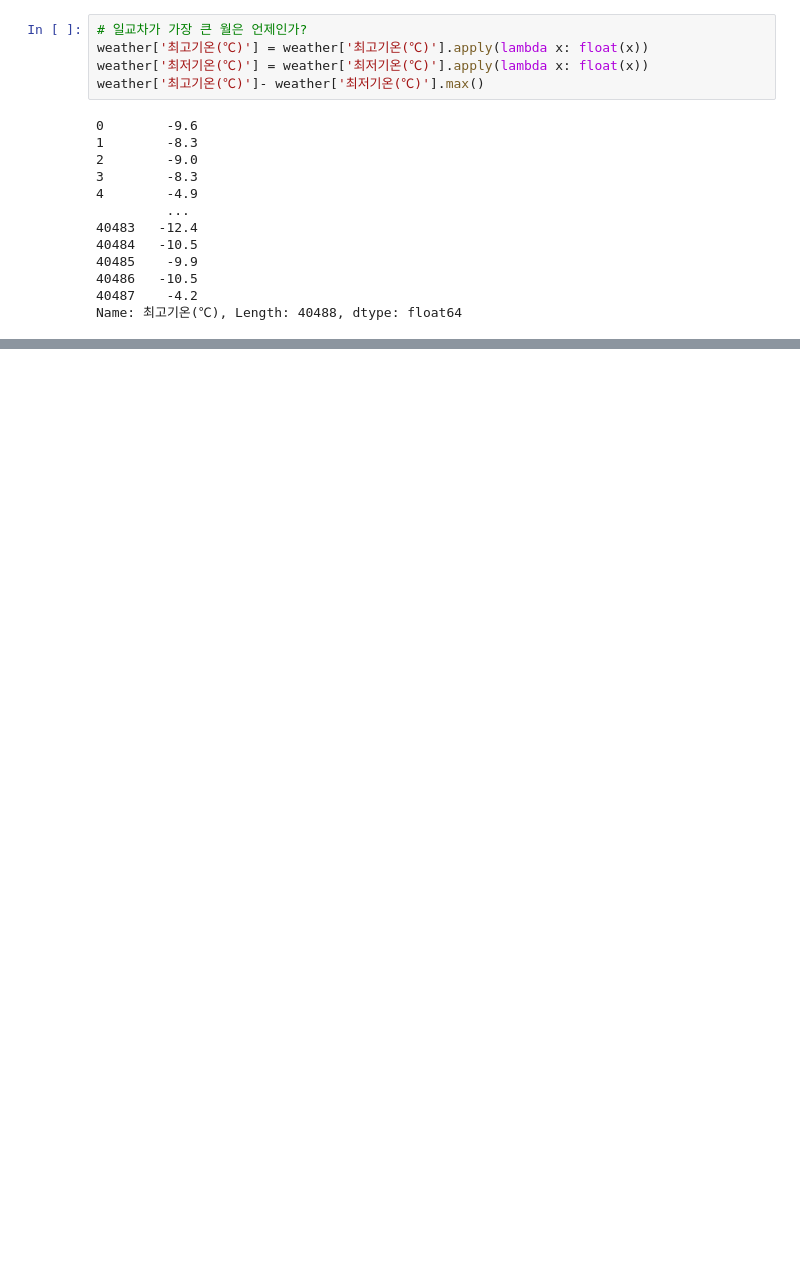
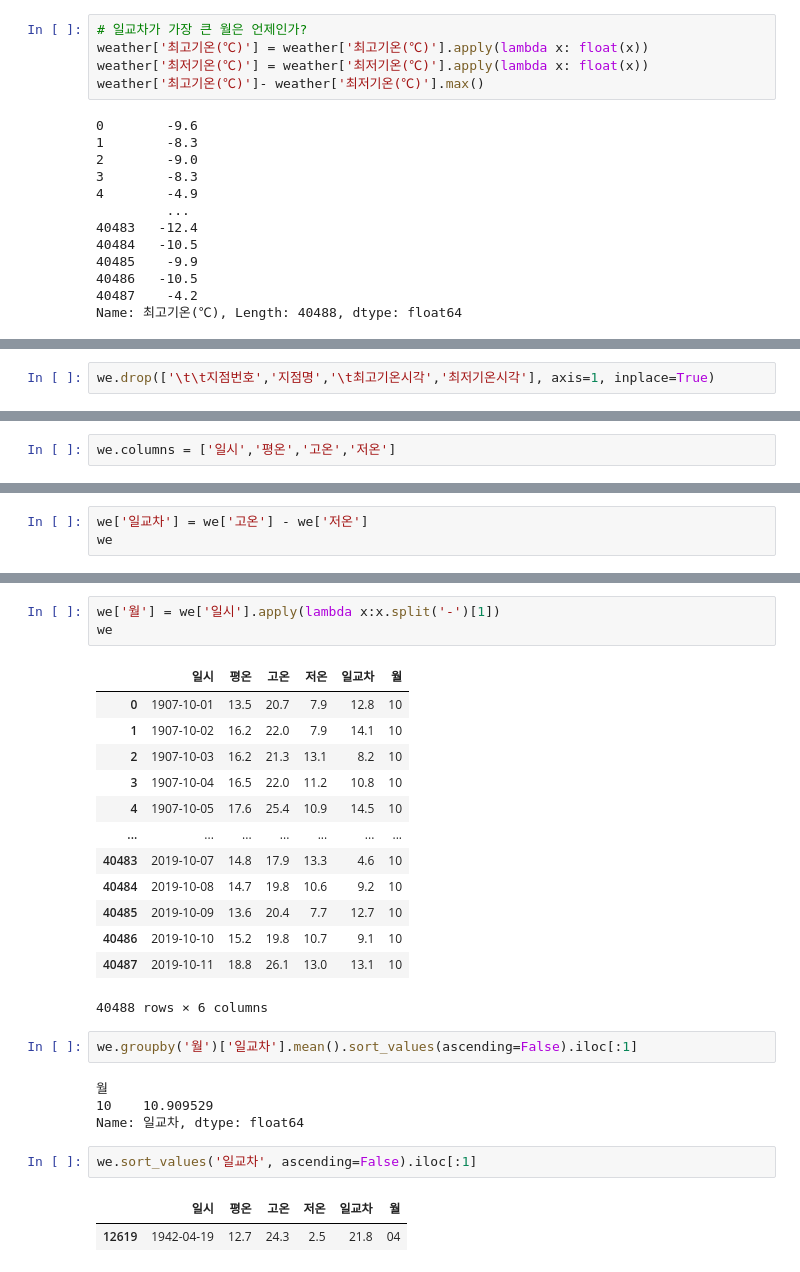
Before and after one commit to doyeon0139/JupyterNotebook, a Jupyter notebook: pandas/seoul_weather.ipynb, the cells around one changed output, grey strips where cells are left out. Saved outputs shown, nothing was run; the diff lists cells and outputs as text; blank space fills up the shorter version.

```diff
--- a/pandas/seoul_weather.ipynb
+++ b/pandas/seoul_weather.ipynb
@@ -40,2 +56,4 @@ Name: 최고기온(℃), Length: 40488, dtype: float64
 weather['최고기온(℃)'] = weather['최고기온(℃)'].apply(lambda x: float(x))
 weather['최저기온(℃)'] = weather['최저기온(℃)'].apply(lambda x: float(x))
+# %%
+we.drop(['\t\t지점번호','지점명','\t최고기온시각','최저기온시각'], axis=1, inplace=True)
@@ -41,0 +62,2 @@ weather['최저기온(℃)'] = weather['최저기온(℃)'].apply(lambda x: floa
+# %%
+we.columns = ['일시','평온','고온','저온']
@@ -41,0 +82,3 @@ weather['최저기온(℃)'] = weather['최저기온(℃)'].apply(lambda x: floa
+# %%
+we['일교차'] = we['고온'] - we['저온']
+we
@@ -41,0 +99,28 @@ weather['최저기온(℃)'] = weather['최저기온(℃)'].apply(lambda x: floa
+# %%
+we['월'] = we['일시'].apply(lambda x:x.split('-')[1])
+we
+# %% [output]
+|  | 일시 | 평온 | 고온 | 저온 | 일교차 | 월 |
+| 0 | 1907-10-01 | 13.5 | 20.7 | 7.9 | 12.8 | 10 |
+| 1 | 1907-10-02 | 16.2 | 22.0 | 7.9 | 14.1 | 10 |
+| 2 | 1907-10-03 | 16.2 | 21.3 | 13.1 | 8.2 | 10 |
+| 3 | 1907-10-04 | 16.5 | 22.0 | 11.2 | 10.8 | 10 |
+| 4 | 1907-10-05 | 17.6 | 25.4 | 10.9 | 14.5 | 10 |
+| ... | ... | ... | ... | ... | ... | ... |
+| 40483 | 2019-10-07 | 14.8 | 17.9 | 13.3 | 4.6 | 10 |
+| 40484 | 2019-10-08 | 14.7 | 19.8 | 10.6 | 9.2 | 10 |
+| 40485 | 2019-10-09 | 13.6 | 20.4 | 7.7 | 12.7 | 10 |
+| 40486 | 2019-10-10 | 15.2 | 19.8 | 10.7 | 9.1 | 10 |
+| 40487 | 2019-10-11 | 18.8 | 26.1 | 13.0 | 13.1 | 10 |
+40488 rows × 6 columns
+# %%
+we.groupby('월')['일교차'].mean().sort_values(ascending=False).iloc[:1]
+# %% [output]
+월
+10    10.909529
+Name: 일교차, dtype: float64
+# %%
+we.sort_values('일교차', ascending=False).iloc[:1]
+# %% [output]
+|  | 일시 | 평온 | 고온 | 저온 | 일교차 | 월 |
+| 12619 | 1942-04-19 | 12.7 | 24.3 | 2.5 | 21.8 | 04 |
```
Also changed, not shown: parts of 11 cells of this notebook, 4 other files.
